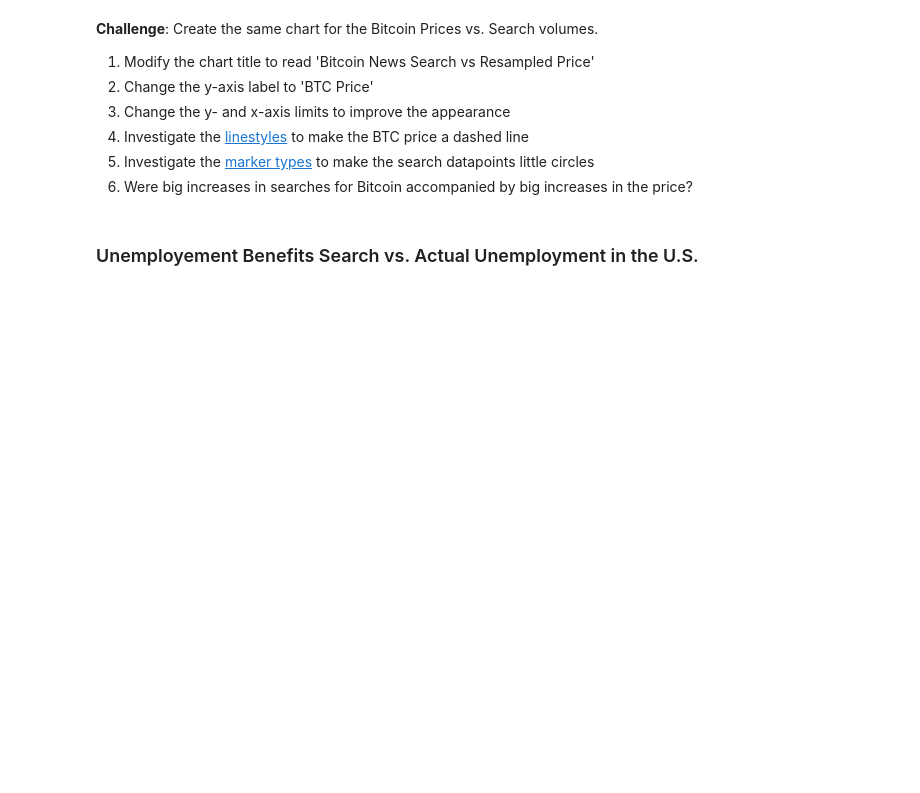
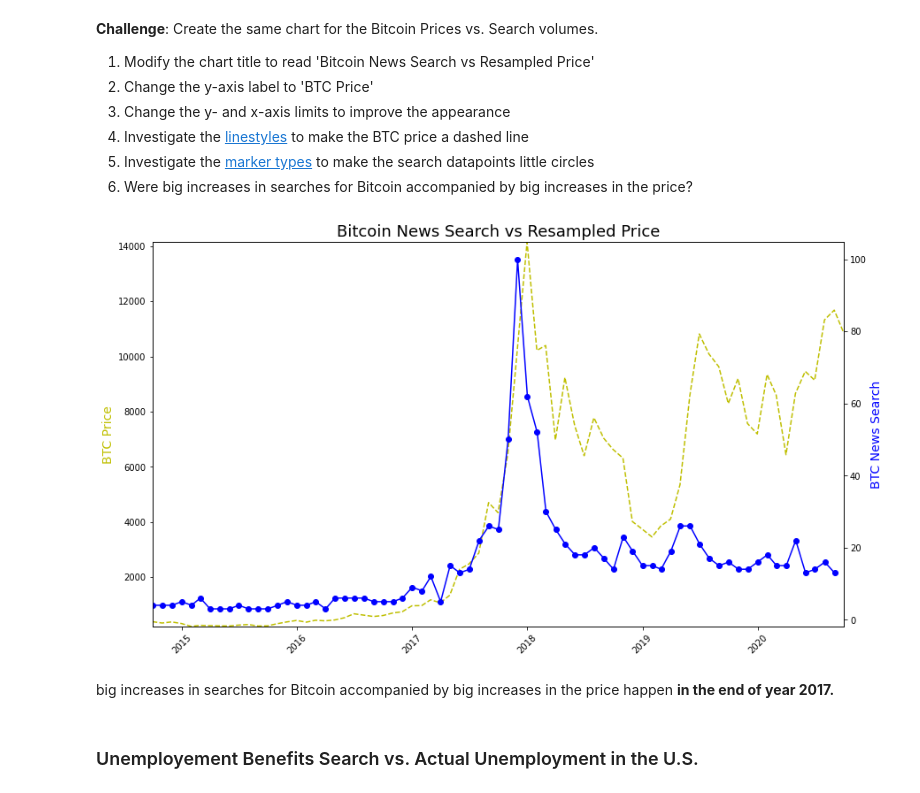
Before and after one commit to jhoeljp/Data-Analytics, a Jupyter notebook: Other/Google_Trends/Google_Trends_Analysis.ipynb, the cells around one changed output. Saved outputs shown, nothing was run; the diff lists cells and outputs as text; code cells hidden in the pictures; blank space fills up the shorter version.

```diff
--- a/Other/Google_Trends/Google_Trends_Analysis.ipynb
+++ b/Other/Google_Trends/Google_Trends_Analysis.ipynb
@@ -290,6 +336,30 @@ How to add tick formatting for dates on the x-axis.
 4. Investigate the [linestyles](https://matplotlib.org/3.2.1/api/_as_gen/matplotlib.pyplot.plot.html ) to make the BTC price a dashed line <br>
 5. Investigate the [marker types](https://matplotlib.org/3.2.1/api/markers_api.html) to make the search datapoints little circles <br>
 6. Were big increases in searches for Bitcoin accompanied by big increases in the price?
+# %%
+
+plt.figure(figsize=(14,8))
+plt.title('Bitcoin News Search vs Resampled Price',fontsize=18)
+plt.xticks(rotation=45)
+
+ax1 = plt.gca()
+ax2 = ax1.twinx()
+
+ax1.plot(df_btc_monthly.DATE,df_btc_monthly.CLOSE,c='y',linestyle='--')
+ax1.set_ylabel('BTC Price',c='y',fontsize=14)
+
+ax1.set_ylim(df_btc_monthly.CLOSE.min(),df_btc_monthly.CLOSE.max())
+ax1.set_xlim([df_btc_monthly.index.min(), df_btc_monthly.index.max()])
+
+
+ax2.plot(df_btc_search.MONTH,df_btc_search.BTC_NEWS_SEARCH, c='b', marker ='o')
+ax2.set_ylabel('BTC News Search',c='b',fontsize=14)
+
+plt.show()
+# %% [output]
+[figure, added]
+# %% [markdown]
+big increases in searches for Bitcoin accompanied by big increases in the price happen **in the end of year 2017.**
 # %% [markdown]
 ### Unemployement Benefits Search vs. Actual Unemployment in the U.S.
 # %% [markdown]
```
Also changed, not shown: parts of 8 cells of this notebook.
